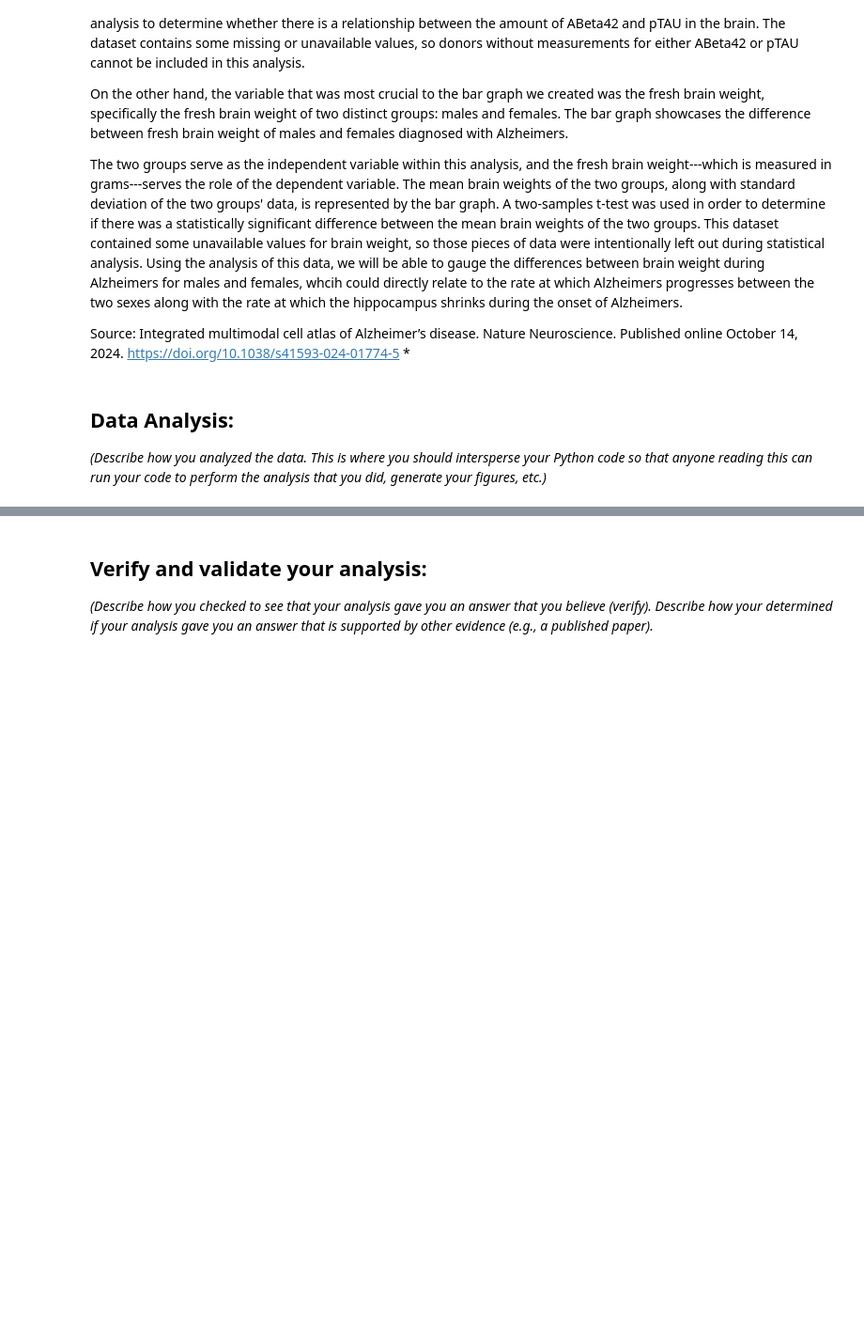
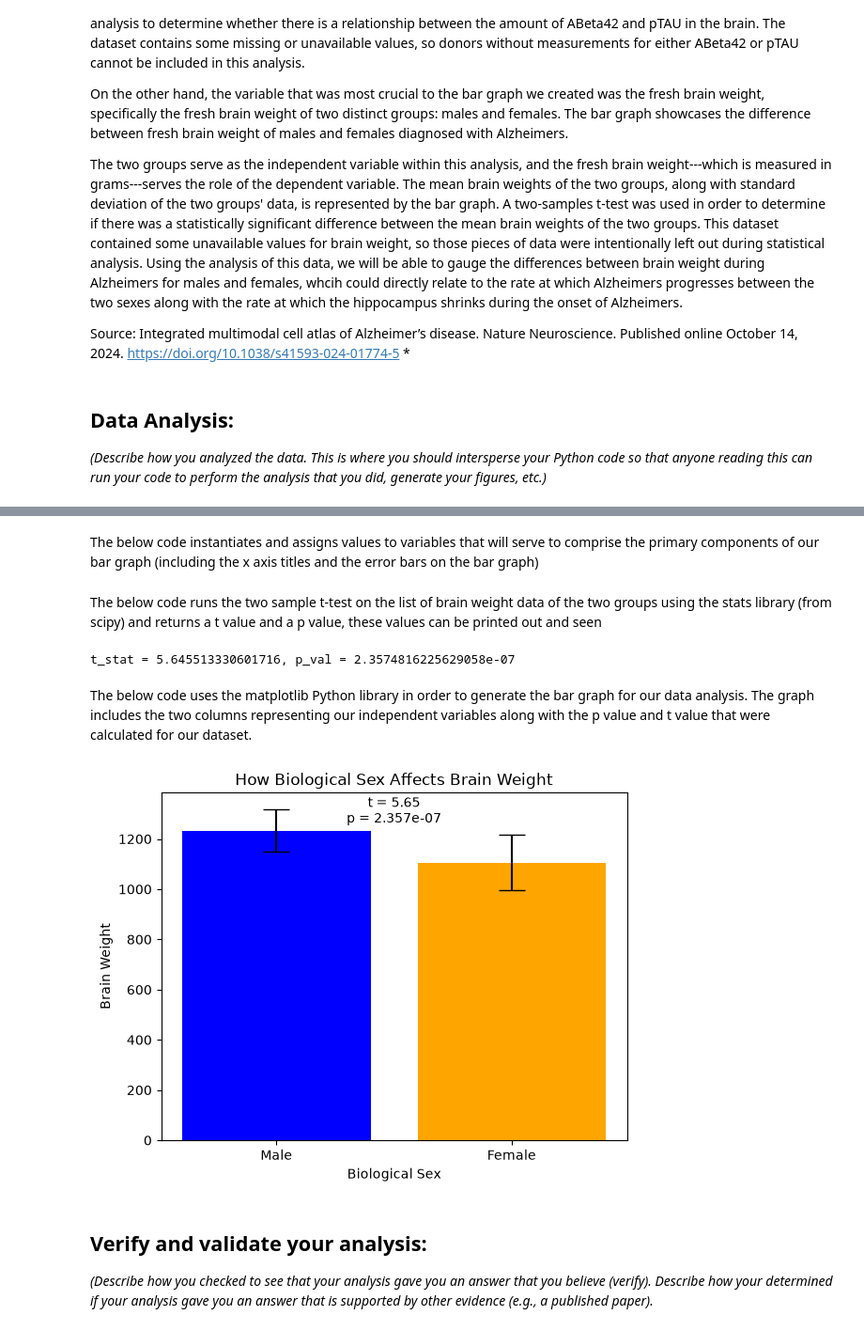
Before and after one commit to Kaitlyn333/Mod-1-K-A, a Jupyter notebook: Module 1 Template.ipynb, the cells around one changed output, grey strips where cells are left out. Shown at 94% size. Drawn from its saved outputs; the diff is of its cells as text; code cells hidden in the pictures; blank space fills up the shorter version.

Commit message:
Data analysis and explanations---Alen

```diff
--- a/Module 1 Template.ipynb
+++ b/Module 1 Template.ipynb
@@ -148,0 +158,18 @@ Source: Integrated multimodal cell atlas of Alzheimer’s disease. Nature Neuros
+# %%
+# Load all patient records from the CSV file into Patient.all_patients
+Patient.instantiate_from_csv("Metadata and Protein Data for Module 1.csv")
+
+# Holds brain weights of male patients
+male_bw = []
+# Holds brain weights of female patients
+female_bw = []
+
+
+# Loop over every Male patient and collect their brain weight
+for Patient in Patient.filter(Patient.all_patients, sex="Male"):
+    male_bw.append(Patient.brain_weight)
+
+
+# Loop over every Female patient and collect their brain weight
+for Patient in Patient.filter(Patient.all_patients, sex="Female"):
+    female_bw.append(Patient.brain_weight)
@@ -148,0 +178,13 @@ Source: Integrated multimodal cell atlas of Alzheimer’s disease. Nature Neuros
+# %%
+# Drop any "Unavailable" entries so they don't break the math below (not necessary for male_bw)
+female_bw.remove("Unavailable")
+
+
+# Compute the mean brain weight for each sex
+x_male_bar = (statistics.mean(male_bw))
+x_female_bar = (statistics.mean(female_bw))
+
+
+# Compute the standard deviation of brain weight for each sex
+bw_male_stdev = (statistics.stdev(male_bw))
+bw_female_stdev = (statistics.stdev(female_bw))
@@ -149,3 +198,30 @@ Source: Integrated multimodal cell atlas of Alzheimer’s disease. Nature Neuros
+# %% [markdown]
+The below code instantiates and assigns values to variables that will serve to comprise the primary components of our bar graph (including the x axis titles and the error bars on the bar graph)
+# %%
+# Data for the bar chart: one bar per sex with error bars
+sex_cols = ['Male', 'Female']
+mean_sex = [x_male_bar, x_female_bar]
+stdev_sex = [bw_male_stdev, bw_female_stdev]
+yerr = [stdev_sex, stdev_sex]
+# %% [markdown]
+The below code runs the two sample t-test on the list of brain weight data of the two groups using the stats library (from scipy) and returns a t value and a p value, these values can be printed out and seen
+# %%
+t_stat, p_val = stats.ttest_ind(male_bw, female_bw)
+print(f't_stat = {t_stat}, p_val = {p_val}')
+# %% [output]
+t_stat = 5.645513330601716, p_val = 2.3574816225629058e-07
+# %% [markdown]
+The below code uses the matplotlib Python library in order to generate the bar graph for our data analysis. The graph includes the two columns representing our independent variables along with the p value and t value that were calculated for our dataset.
+# %%
+plt.bar(sex_cols, mean_sex, yerr=yerr, capsize=10, color=["blue", "orange"])
+plt.title("How Biological Sex Affects Brain Weight")
+plt.xlabel("Biological Sex")
+plt.ylabel("Brain Weight")
+y_max = max(mean_sex) + max(stdev_sex) * .4
+plt.text(0.5, y_max - 30, f"t = {t_stat:.2f}\np = {p_val:.3e}", ha='center', va='bottom')
+plt.show()
+# %% [output]
+[figure, added]
 # %% [markdown]
 ## Verify and validate your analysis:
 *(Describe how you checked to see that your analysis gave you an answer that you believe (verify). Describe how your determined if your analysis gave you an answer that is supported by other evidence (e.g., a published paper).*
```
Also changed, not shown: parts of 4 cells of this notebook.
